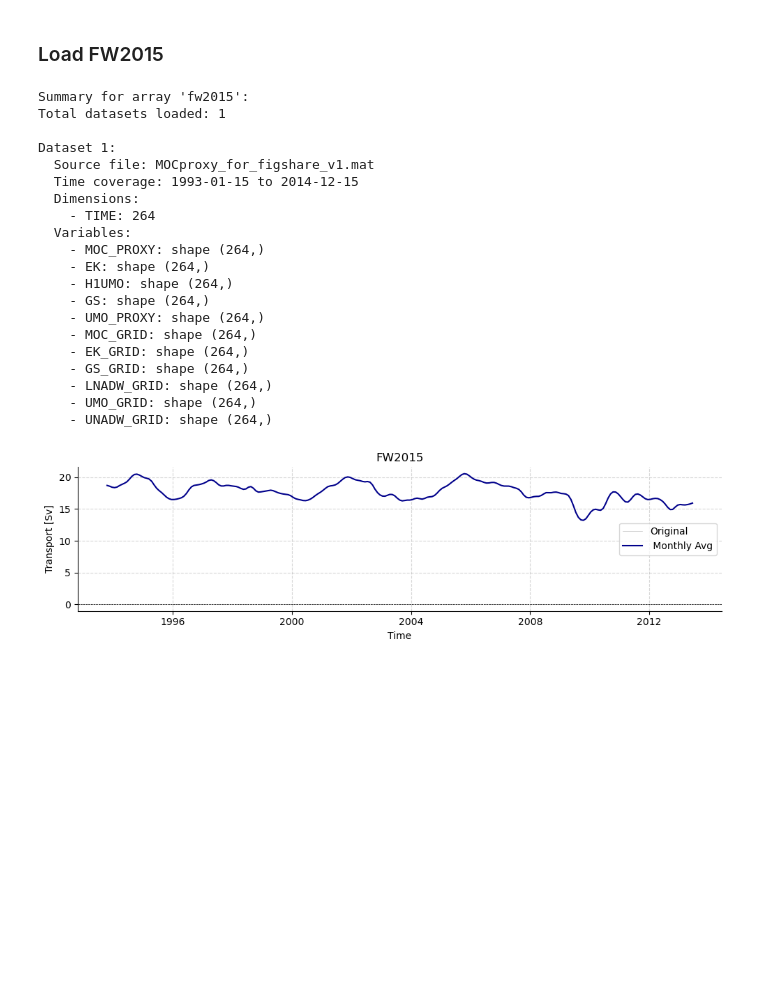
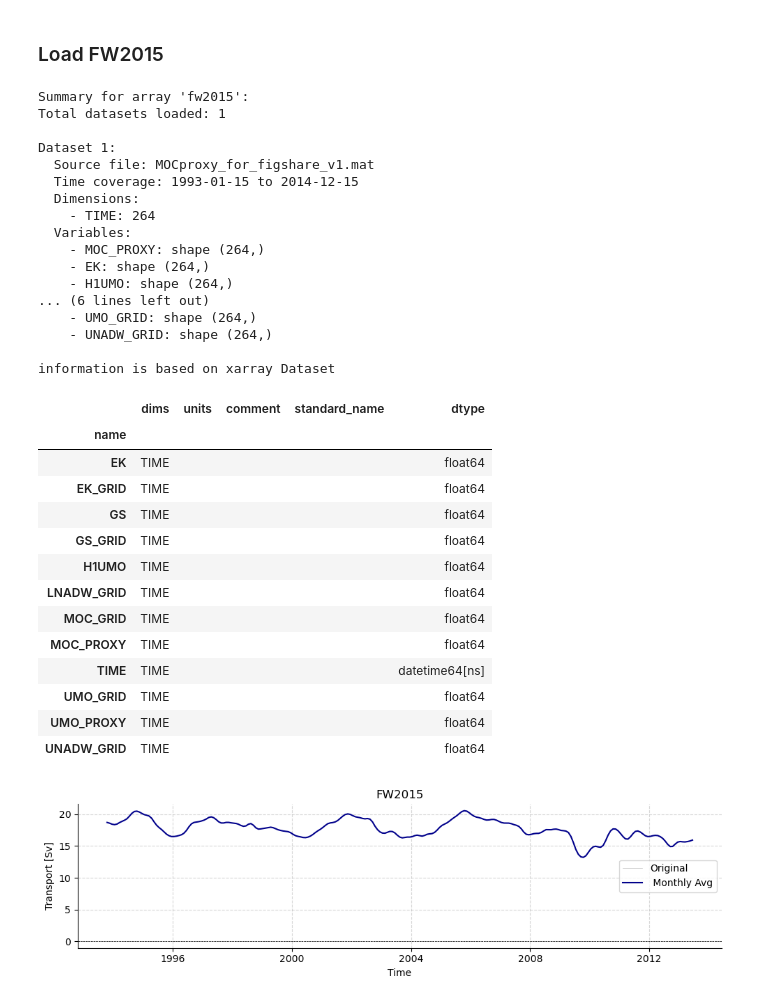
Before and after one commit to eleanorfrajka/MOC-transport, a Jupyter notebook: demo-output.ipynb, the cells around one changed output. Drawn from its saved outputs; the diff is of its cells as text; code cells hidden in the pictures; blank space fills up the shorter version.

```diff
--- a/demo-output.ipynb
+++ b/demo-output.ipynb
@@ -189,29 +189,41 @@ plotters.plot_amoc_timeseries(
 # %%
 datasetsfw2015 = readers.load_dataset("fw2015")
 standardfw2015 = [
     standardise.standardise_fw2015(ds, ds.attrs["source_file"]) for ds in datasetsfw2015
 ]
+plotters.show_variables(standardfw2015[0])
 # %% [output]
 Summary for array 'fw2015':
 Total datasets loaded: 1
 
 Dataset 1:
   Source file: MOCproxy_for_figshare_v1.mat
   Time coverage: 1993-01-15 to 2014-12-15
   Dimensions:
     - TIME: 264
   Variables:
     - MOC_PROXY: shape (264,)
     - EK: shape (264,)
     - H1UMO: shape (264,)
-    - GS: shape (264,)
-    - UMO_PROXY: shape (264,)
-    - MOC_GRID: shape (264,)
-    - EK_GRID: shape (264,)
-    - GS_GRID: shape (264,)
-    - LNADW_GRID: shape (264,)
+... (6 lines left out)
     - UMO_GRID: shape (264,)
     - UNADW_GRID: shape (264,)
+
+information is based on xarray Dataset
+|  | dims | units | comment | standard_name | dtype |
+| name |  |  |  |  |  |
+| EK | TIME |  |  |  | float64 |
+| EK_GRID | TIME |  |  |  | float64 |
+| GS | TIME |  |  |  | float64 |
+| GS_GRID | TIME |  |  |  | float64 |
+| H1UMO | TIME |  |  |  | float64 |
+| LNADW_GRID | TIME |  |  |  | float64 |
+| MOC_GRID | TIME |  |  |  | float64 |
+| MOC_PROXY | TIME |  |  |  | float64 |
+| TIME | TIME |  |  |  | datetime64[ns] |
+| UMO_GRID | TIME |  |  |  | float64 |
+| UMO_PROXY | TIME |  |  |  | float64 |
+| UNADW_GRID | TIME |  |  |  | float64 |
 # %%
 # Plot timeseries
 
```
Also changed, not shown: parts of 5 cells of this notebook, 37 other files.
